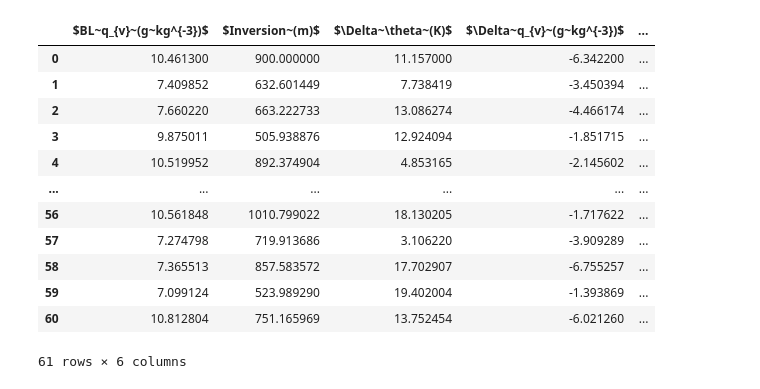
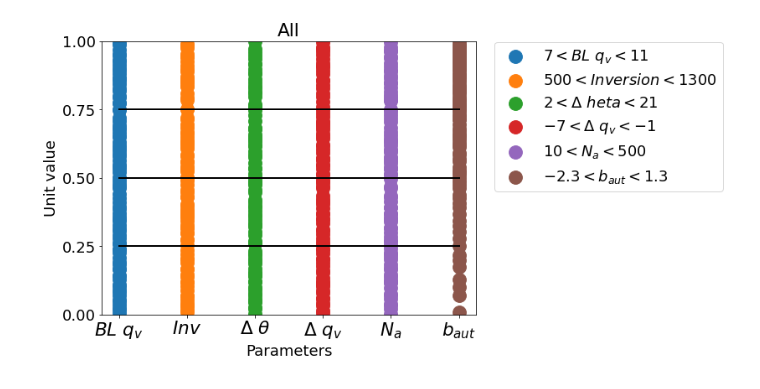
Before and after one commit to eers1/sct_monc, a Jupyter notebook: lh_mapping.ipynb, the cells around one changed output. Cells and saved outputs as stored; diff of their text form; code cells hidden in the pictures.

```diff
--- a/lh_mapping.ipynb
+++ b/lh_mapping.ipynb
@@ -74,16 +197,10 @@ main("/home/users/eers/sct/lh_design/SCT_EmulatorOAT.csv", "oat", param_dict)
 # %%
-em_design
+FullOriginal = ens.Ensemble("/home/users/eers/sct/lh_design/SCT_ValidationInputsDesign.csv",
+                            "/home/users/eers/sct/lh_design/SCT_EmulatorInputsDesign.csv")
-# %% [output]
-|  | $BL~q_{v}~(g~kg^{-3})$ | $Inversion~(m)$ | $\Delta~\theta~(K)$ | $\Delta~q_{v}~(g~kg^{-3})$ | ... |
-| 0 | 10.461300 | 900.000000 | 11.157000 | -6.342200 | ... |
-| 1 | 7.409852 | 632.601449 | 7.738419 | -3.450394 | ... |
-| 2 | 7.660220 | 663.222733 | 13.086274 | -4.466174 | ... |
-| 3 | 9.875011 | 505.938876 | 12.924094 | -1.851715 | ... |
-| 4 | 10.519952 | 892.374904 | 4.853165 | -2.145602 | ... |
-| ... | ... | ... | ... | ... | ... |
-| 56 | 10.561848 | 1010.799022 | 18.130205 | -1.717622 | ... |
-| 57 | 7.274798 | 719.913686 | 3.106220 | -3.909289 | ... |
-| 58 | 7.365513 | 857.583572 | 17.702907 | -6.755257 | ... |
-| 59 | 7.099124 | 523.989290 | 19.402004 | -1.393869 | ... |
-| 60 | 10.812804 | 751.165969 | 13.752454 | -6.021260 | ... |
-61 rows × 6 columns
+# %%
+fig, ax = plt.subplots(figsize=(8,6))
+figname = "lh_design/param_space_plots/all.png"
+design = np.loadtxt("/home/users/eers/sct/lh_design/SCT_EmulatorInputsDesign.csv", delimiter=',', skiprows=1)
+design_and_plot(FullOriginal.design, "em", param_dict, figname, False, fig=fig, ax=ax, title="All")
+# %% [output]
+[figure, added]
```
Also changed, not shown: parts of 12 cells of this notebook.
